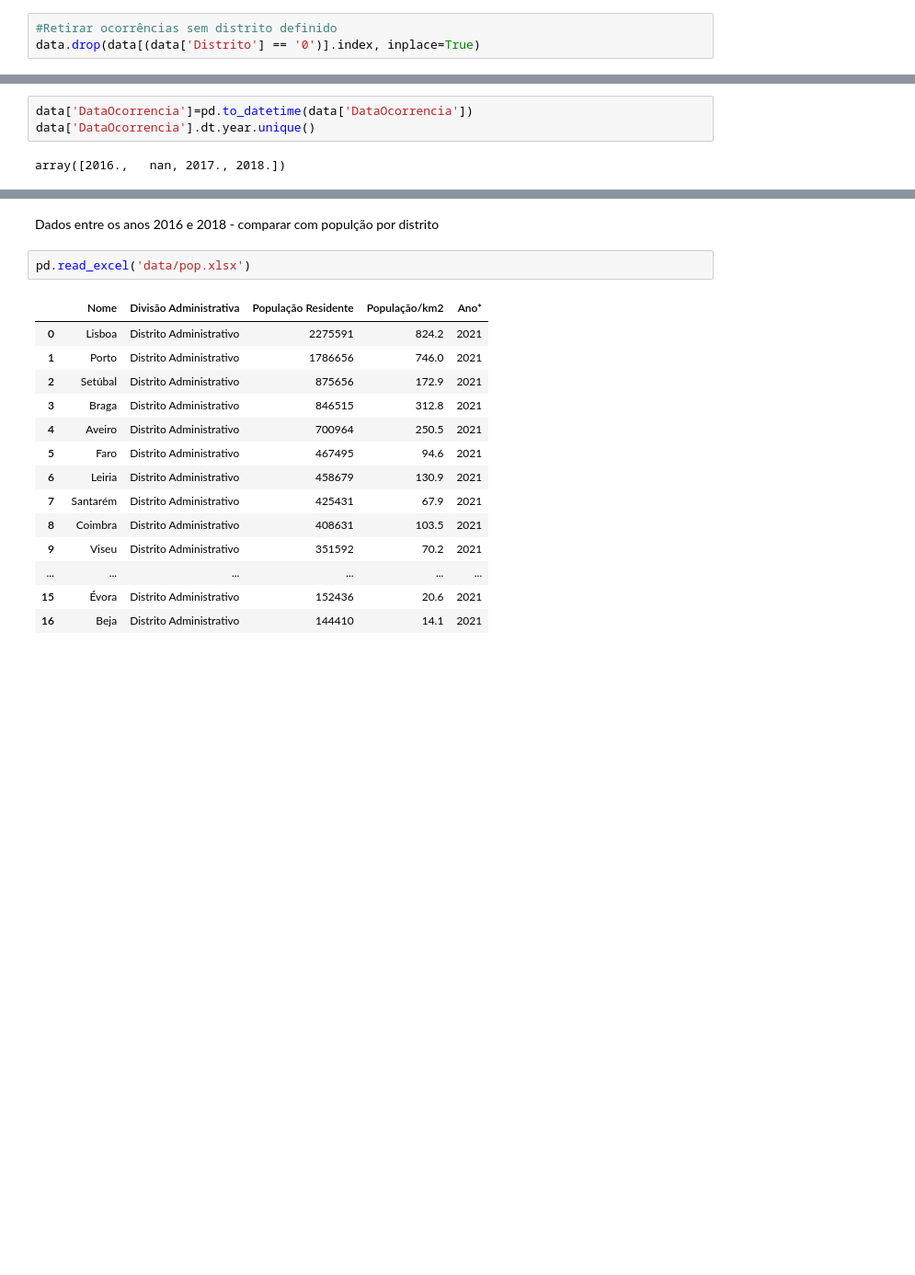
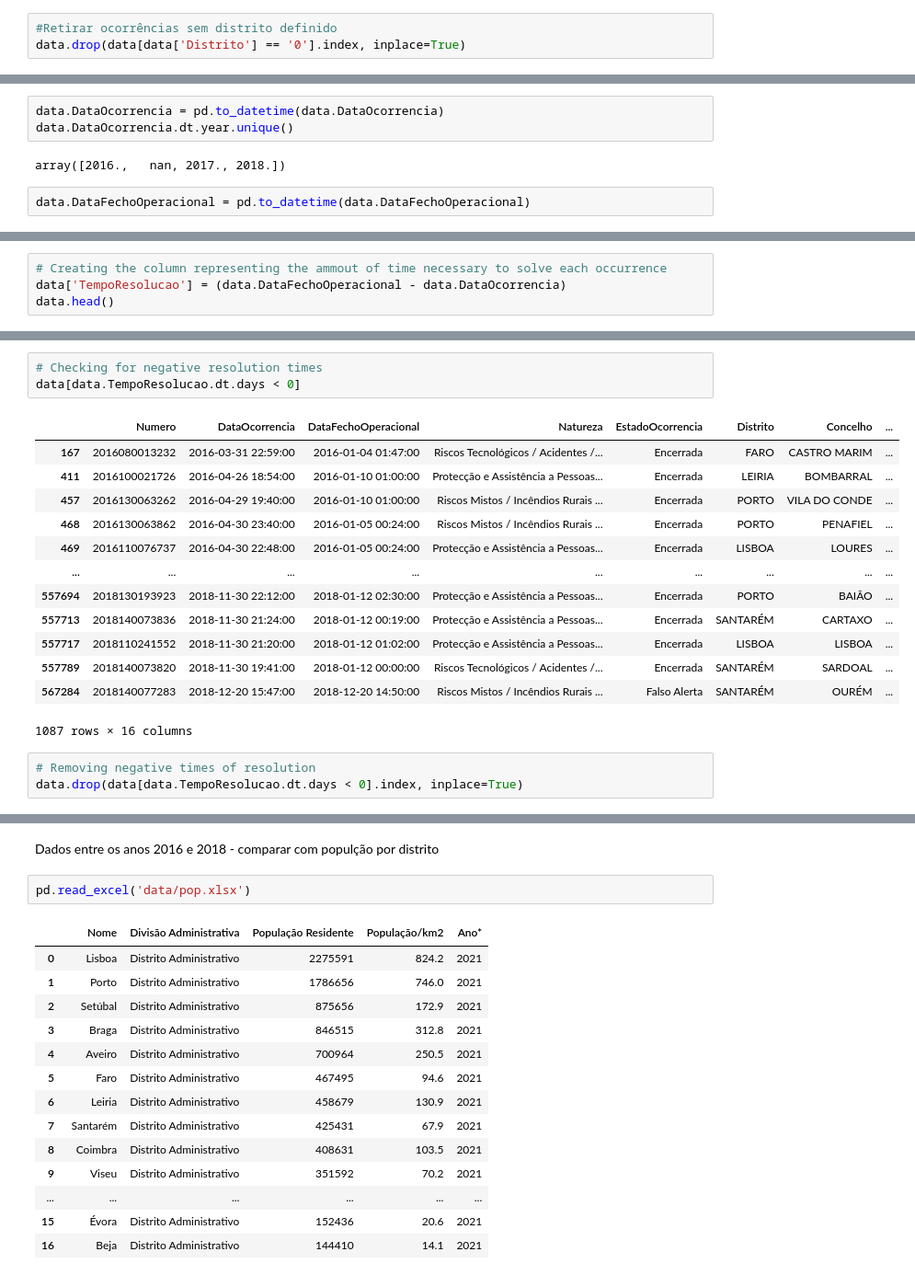
Before and after one commit to lmcosta98/FinalProject_FCD, a Jupyter notebook: fdc_final_proj.ipynb, the cells around one changed output, grey strips where cells are left out. Shown at 92% size. Saved outputs shown, nothing was run; the diff lists cells and outputs as text; blank space fills up the shorter version.

```diff
--- a/fdc_final_proj.ipynb
+++ b/fdc_final_proj.ipynb
@@ -74,7 +86,7 @@ data[data['Distrito'] == '0']
 | 262081 | Travessa da Água da Flor - Frent PSP | 38,71853771 | -9,165754765 | 1 | 2 | 0 | 0 | ... |
 # %%
 #Retirar ocorrências sem distrito definido
-data.drop(data[(data['Distrito'] == '0')].index, inplace=True)
+data.drop(data[data['Distrito'] == '0'].index, inplace=True)
 # %%
 data.groupby(['Distrito']).size().sort_values(ascending=False)
 # %% [output]
@@ -103,5 +117,7 @@ dtype: int64
 # %%
-data['DataOcorrencia']=pd.to_datetime(data['DataOcorrencia'])
-data['DataOcorrencia'].dt.year.unique()
+data.DataOcorrencia = pd.to_datetime(data.DataOcorrencia)
+data.DataOcorrencia.dt.year.unique()
 # %% [output]
 array([2016.,   nan, 2017., 2018.])
+# %%
+data.DataFechoOperacional = pd.to_datetime(data.DataFechoOperacional)
@@ -107,0 +133,4 @@ array([2016.,   nan, 2017., 2018.])
+# %%
+# Creating the column representing the ammout of time necessary to solve each occurrence
+data['TempoResolucao'] = (data.DataFechoOperacional - data.DataOcorrencia)
+data.head()
@@ -107,0 +144,20 @@ array([2016.,   nan, 2017., 2018.])
+# %%
+# Checking for negative resolution times
+data[data.TempoResolucao.dt.days < 0]
+# %% [output]
+|  | Numero | DataOcorrencia | DataFechoOperacional | Natureza | EstadoOcorrencia | Distrito | Concelho | ... |
+| 167 | 2016080013232 | 2016-03-31 22:59:00 | 2016-01-04 01:47:00 | Riscos Tecnológicos / Acidentes /... | Encerrada | FARO | CASTRO MARIM | ... |
+| 411 | 2016100021726 | 2016-04-26 18:54:00 | 2016-01-10 01:00:00 | Protecção e Assistência a Pessoas... | Encerrada | LEIRIA | BOMBARRAL | ... |
+| 457 | 2016130063262 | 2016-04-29 19:40:00 | 2016-01-10 01:00:00 | Riscos Mistos / Incêndios Rurais ... | Encerrada | PORTO | VILA DO CONDE | ... |
+| 468 | 2016130063862 | 2016-04-30 23:40:00 | 2016-01-05 00:24:00 | Riscos Mistos / Incêndios Rurais ... | Encerrada | PORTO | PENAFIEL | ... |
+| 469 | 2016110076737 | 2016-04-30 22:48:00 | 2016-01-05 00:24:00 | Protecção e Assistência a Pessoas... | Encerrada | LISBOA | LOURES | ... |
+| ... | ... | ... | ... | ... | ... | ... | ... | ... |
+| 557694 | 2018130193923 | 2018-11-30 22:12:00 | 2018-01-12 02:30:00 | Protecção e Assistência a Pessoas... | Encerrada | PORTO | BAIÃO | ... |
+| 557713 | 2018140073836 | 2018-11-30 21:24:00 | 2018-01-12 00:19:00 | Protecção e Assistência a Pessoas... | Encerrada | SANTARÉM | CARTAXO | ... |
+| 557717 | 2018110241552 | 2018-11-30 21:20:00 | 2018-01-12 01:02:00 | Protecção e Assistência a Pessoas... | Encerrada | LISBOA | LISBOA | ... |
+| 557789 | 2018140073820 | 2018-11-30 19:41:00 | 2018-01-12 00:00:00 | Riscos Tecnológicos / Acidentes /... | Encerrada | SANTARÉM | SARDOAL | ... |
+| 567284 | 2018140077283 | 2018-12-20 15:47:00 | 2018-12-20 14:50:00 | Riscos Mistos / Incêndios Rurais ... | Falso Alerta | SANTARÉM | OURÉM | ... |
+1087 rows × 16 columns
+# %%
+# Removing negative times of resolution
+data.drop(data[data.TempoResolucao.dt.days < 0].index, inplace=True)
```
Also changed, not shown: parts of 15 cells of this notebook.
